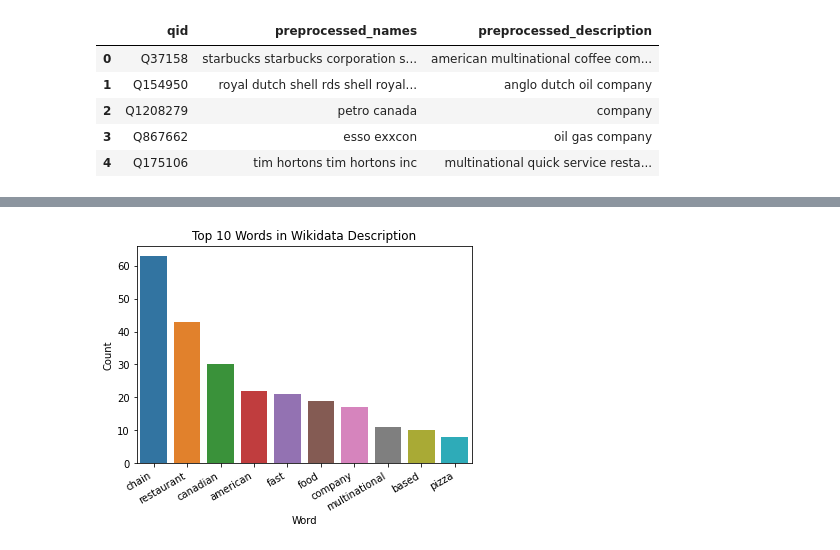
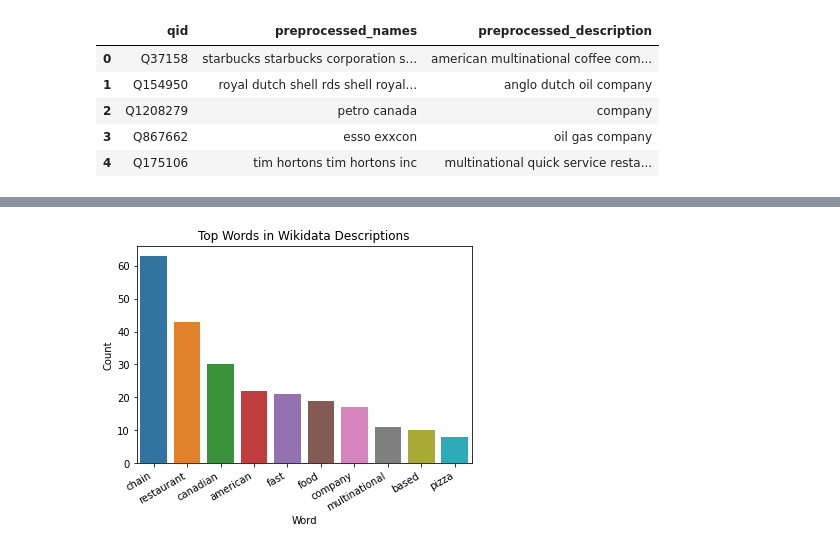
Before and after one commit to ys-lin14/cmpt-353-project, a Jupyter notebook: data_exploration_2.ipynb, the cells around one changed output, grey strips where cells are left out. Drawn from its saved outputs; the diff is of its cells as text; code cells hidden in the pictures.

```diff
--- a/data_exploration_2.ipynb
+++ b/data_exploration_2.ipynb
@@ -40,6 +37,6 @@ plot_word_counts(name_word_counts, 'Names')
-# %%
-description_word_counts = get_word_counts(descriptions)
-description_word_counts = sort_word_counts(description_word_counts)
-plot_word_counts(description_word_counts, 'Description')
-# %% [output]
-[figure, removed]
+# %%
+description_word_counts = get_ngram_counts(descriptions)
+description_word_counts = sort_ngram_counts(description_word_counts)
+plot_ngram_counts(description_word_counts, 'Top Words in Wikidata Descriptions', 'Word')
+# %% [output]
+[figure, added]
```
Also changed, not shown: parts of 5 cells of this notebook.
